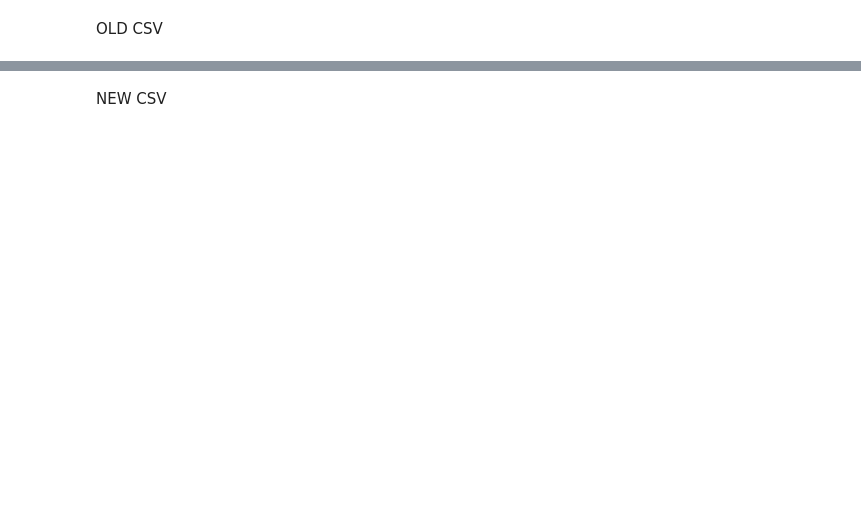
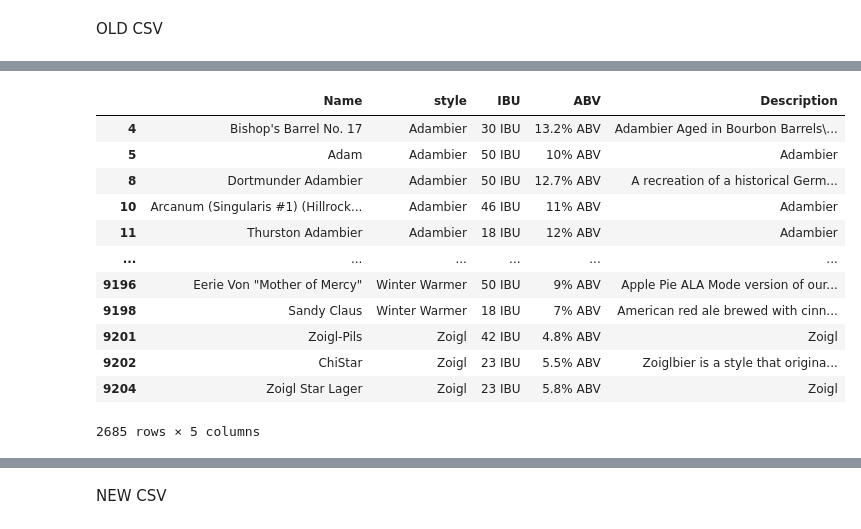
Before and after one commit to tyler-jumper/Craft-Beer-Classifier, a Jupyter notebook: Selenium Web Scraper .ipynb, the cells around one changed output, grey strips where cells are left out. Cells and saved outputs as stored; diff of their text form; code cells hidden in the pictures; blank space fills up the shorter version.

```diff
--- a/Selenium Web Scraper .ipynb
+++ b/Selenium Web Scraper .ipynb
@@ -223,0 +342,19 @@ df.to_csv('untappd_beers.csv')
+# %%
+#get rid of all beers that don't have all 3 major things I need
+df = df[(df['IBU']!='N/A IBU')&(df['ABV']!='N/A ABV')&(df['Description']!='')]
+# %%
+df
+# %% [output]
+|  | Name | style | IBU | ABV | Description |
+| 4 | Bishop's Barrel No. 17 | Adambier | 30 IBU | 13.2% ABV | Adambier Aged in Bourbon Barrels\... |
+| 5 | Adam | Adambier | 50 IBU | 10% ABV | Adambier |
+| 8 | Dortmunder Adambier | Adambier | 50 IBU | 12.7% ABV | A recreation of a historical Germ... |
+| 10 | Arcanum (Singularis #1) (Hillrock... | Adambier | 46 IBU | 11% ABV | Adambier |
+| 11 | Thurston Adambier | Adambier | 18 IBU | 12% ABV | Adambier |
+| ... | ... | ... | ... | ... | ... |
+| 9196 | Eerie Von "Mother of Mercy" | Winter Warmer | 50 IBU | 9% ABV | Apple Pie ALA Mode version of our... |
+| 9198 | Sandy Claus | Winter Warmer | 18 IBU | 7% ABV | American red ale brewed with cinn... |
+| 9201 | Zoigl-Pils | Zoigl | 42 IBU | 4.8% ABV | Zoigl |
+| 9202 | ChiStar | Zoigl | 23 IBU | 5.5% ABV | Zoiglbier is a style that origina... |
+| 9204 | Zoigl Star Lager | Zoigl | 23 IBU | 5.8% ABV | Zoigl |
+2685 rows × 5 columns
```
Also changed, not shown: parts of 32 cells of this notebook, 1 other file.
